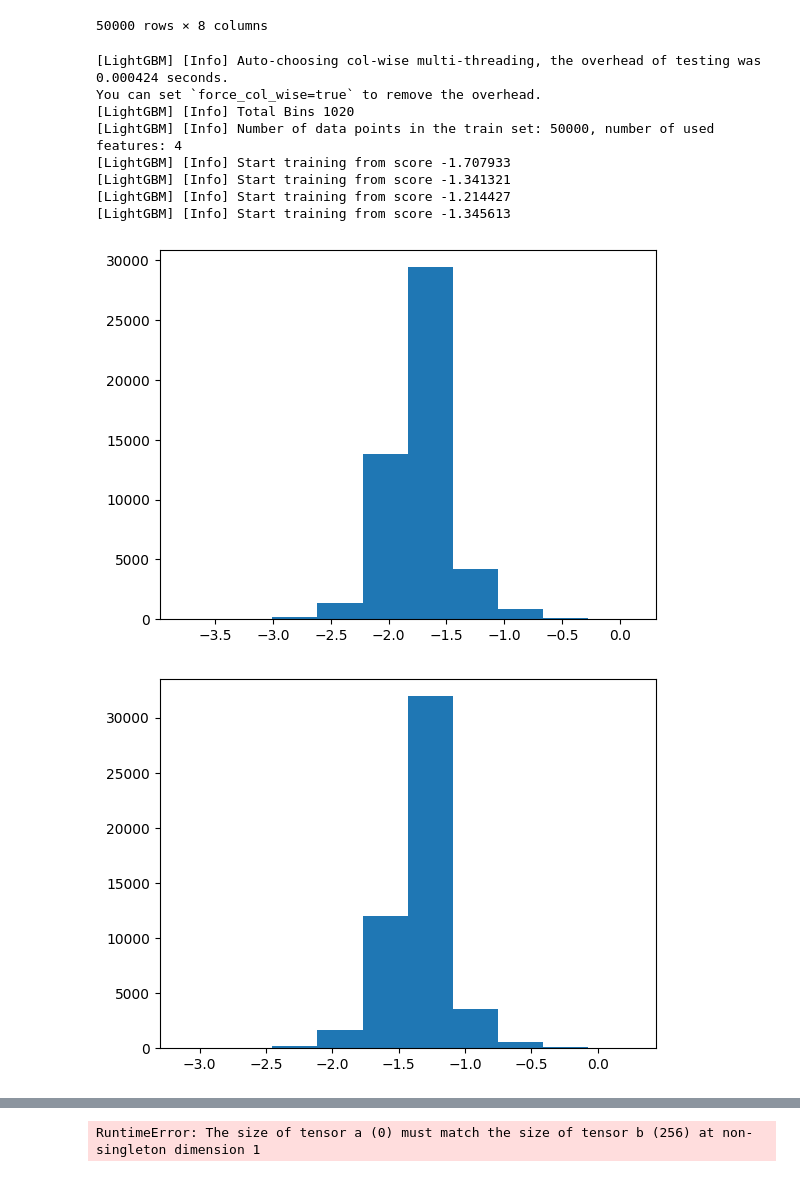
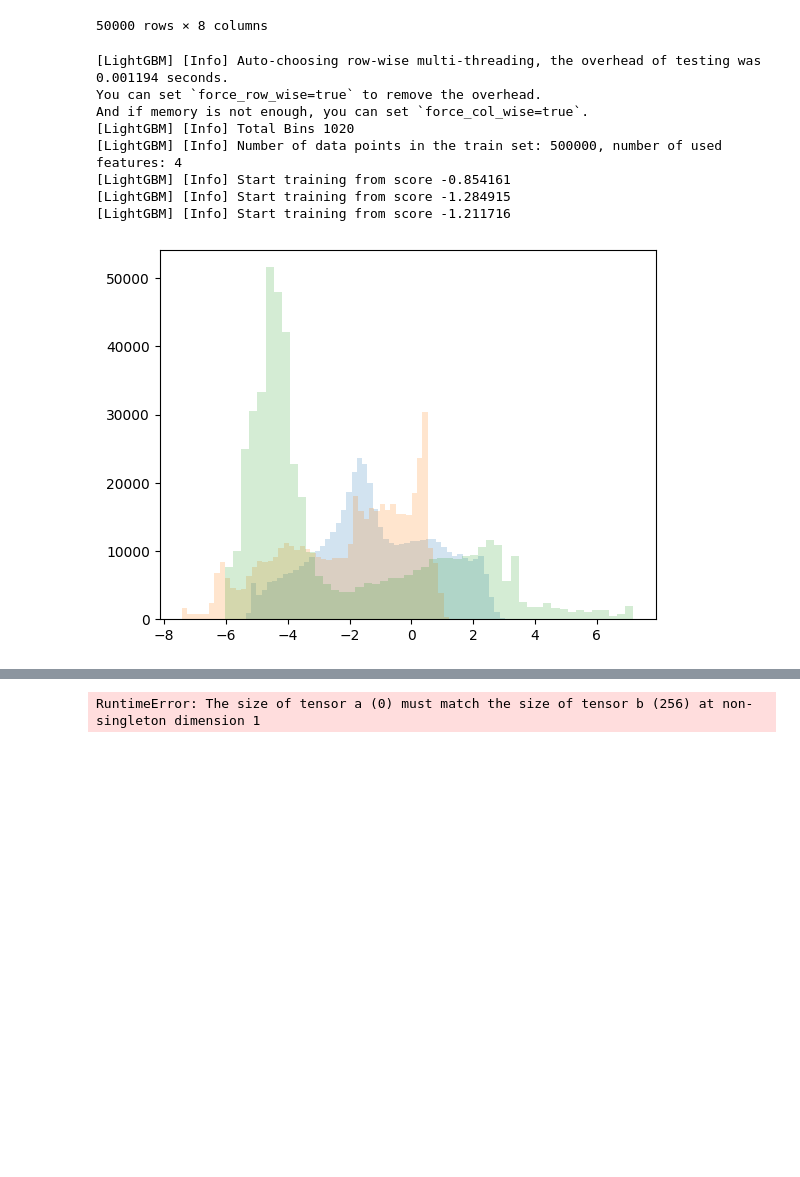
Before and after one commit to big-ucl/functional-effects-model, a Jupyter notebook: src/simple_reproducible_example.ipynb, the cells around one changed output, grey strips where cells are left out. Drawn from its saved outputs; the diff is of its cells as text; code cells hidden in the pictures; blank space fills up the shorter version.

```diff
--- a/src/simple_reproducible_example.ipynb
+++ b/src/simple_reproducible_example.ipynb
@@ -251,6 +253,0 @@ for i in range(n_utility):
-# %%
-for i in range(n_utility):
-    plt.hist(dataset["choice"]. == i, label = f"choice for utility {i}", alpha = 0.2, bins=50)
-    # plt.hist(softmax(dataset_transf, axis=1)[:,i], label = f"effect for utility {i}", alpha = 0.2, bins=50)
-    # plt.hist(((dataset_transf.values - dataset_transf.values.min(axis=1, keepdims=True))/dataset_transf.values.sum(axis=1, keepdims=True))[:,i], label = f"effect for utility {i}", alpha = 0.2, bins=50)
-    plt.legend()
@@ -288,7 +282,7 @@ args.model = model
 args.dataset = "synthetic"
 args.learning_rate = 1
 args.device = "cuda"
-args.num_iterations = 300
+args.num_iterations = 1000
 args.early_stopping_rounds = None
 args.num_leaves = 15
 
@@ -371,5 +369,6 @@ Test Loss: 1.1004549054710415
 # %%
 for i in range(n_utility):
-    # plt.hist(learnt_fct_intercepts_test[:,i], label = f"learnt effect for utility {i}", alpha = 0.2, bins=50)
-    plt.hist(softmax(learnt_fct_intercepts_test,axis=1)[:,i], label = f"learnt effect for utility {i}", alpha = 0.2, bins=50)
+    plt.hist(learnt_fct_intercepts[:,i], label = f"learnt effect for utility {i}", alpha = 0.2, bins=30)
+    plt.legend()
+    # plt.hist(softmax(learnt_fct_intercepts_test,axis=1)[:,i], label = f"learnt effect for utility {i}", alpha = 0.2, bins=50)
 # %% [output]
@@ -399,24 +398,29 @@ val_set = lgb.Dataset(X_val[["f0", "f1", "f2", "f3"]], label=y_val)
 params = {
           "objective": "multiclass" if not regression else "regression",
           "num_class": n_utility,
-          "verbosity": 1}
-model = lgb.train(params, train_set, num_boost_round=200)
+          "verbosity": 1,
+          "num_leaves": 15,
+          "learning_rate": 0.1,
+          "metric": "multi_logloss" if not regression else "mse",
+          "boosting_type": "gbdt",
+          "lambda_l1": 0.1,
+          "lambda_l2": 0.1,}
+model = lgb.train(params, train_set, num_boost_round=100)
 # %% [output]
-[LightGBM] [Info] Auto-choosing col-wise multi-threading, the overhead of testing was 0.000424 seconds.
-You can set `force_col_wise=true` to remove the overhead.
+[LightGBM] [Info] Auto-choosing row-wise multi-threading, the overhead of testing was 0.001194 seconds.
+You can set `force_row_wise=true` to remove the overhead.
+And if memory is not enough, you can set `force_col_wise=true`.
 [LightGBM] [Info] Total Bins 1020
-[LightGBM] [Info] Number of data points in the train set: 50000, number of used features: 4
-[LightGBM] [Info] Start training from score -1.707933
-[LightGBM] [Info] Start training from score -1.341321
-[LightGBM] [Info] Start training from score -1.214427
-[LightGBM] [Info] Start training from score -1.345613
+[LightGBM] [Info] Number of data points in the train set: 500000, number of used features: 4
+[LightGBM] [Info] Start training from score -0.854161
+[LightGBM] [Info] Start training from score -1.284915
+[LightGBM] [Info] Start training from score -1.211716
 # %%
 x_plot = dataset[["f0", "f1", "f2", "f3"]].copy()
 preds = model.predict(x_plot, raw_score=True)
 
-for p in preds.T:
-    plt.figure()
-    plt.hist(p)
+for i, p in enumerate(preds.T):
+    plt.hist(p, bins=50, alpha=0.2, label=f"predicted effects for utility {i}")
+    # plt.hist(softmax(preds, axis=1)[:,i], bins=50, alpha=0.2, label=f"predicted effects for utility {i}")
 # %% [output]
-[figure, old version]
+[figure, new version]
-[figure, removed]
```
Also changed, not shown: parts of 10 cells of this notebook.
